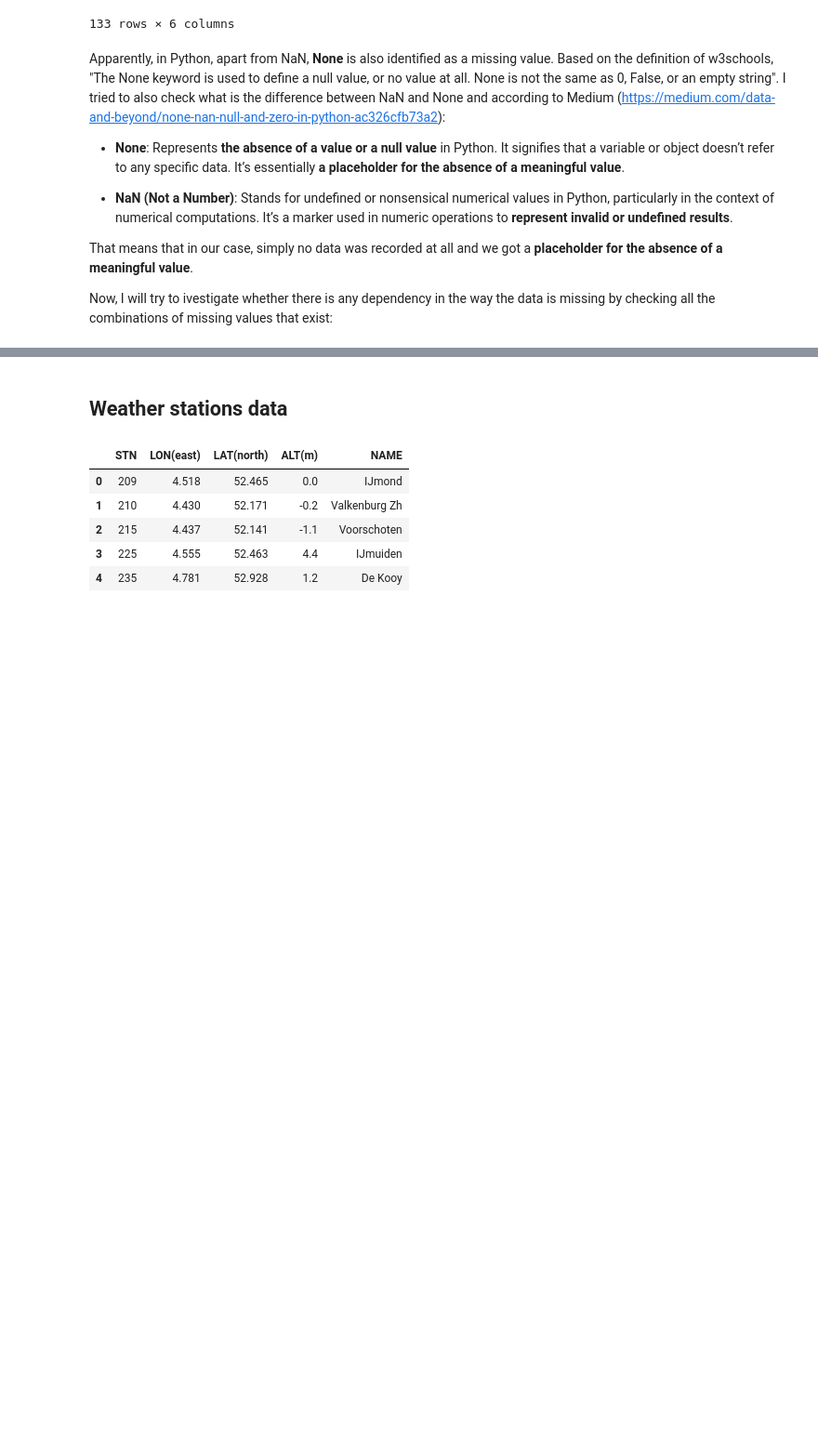
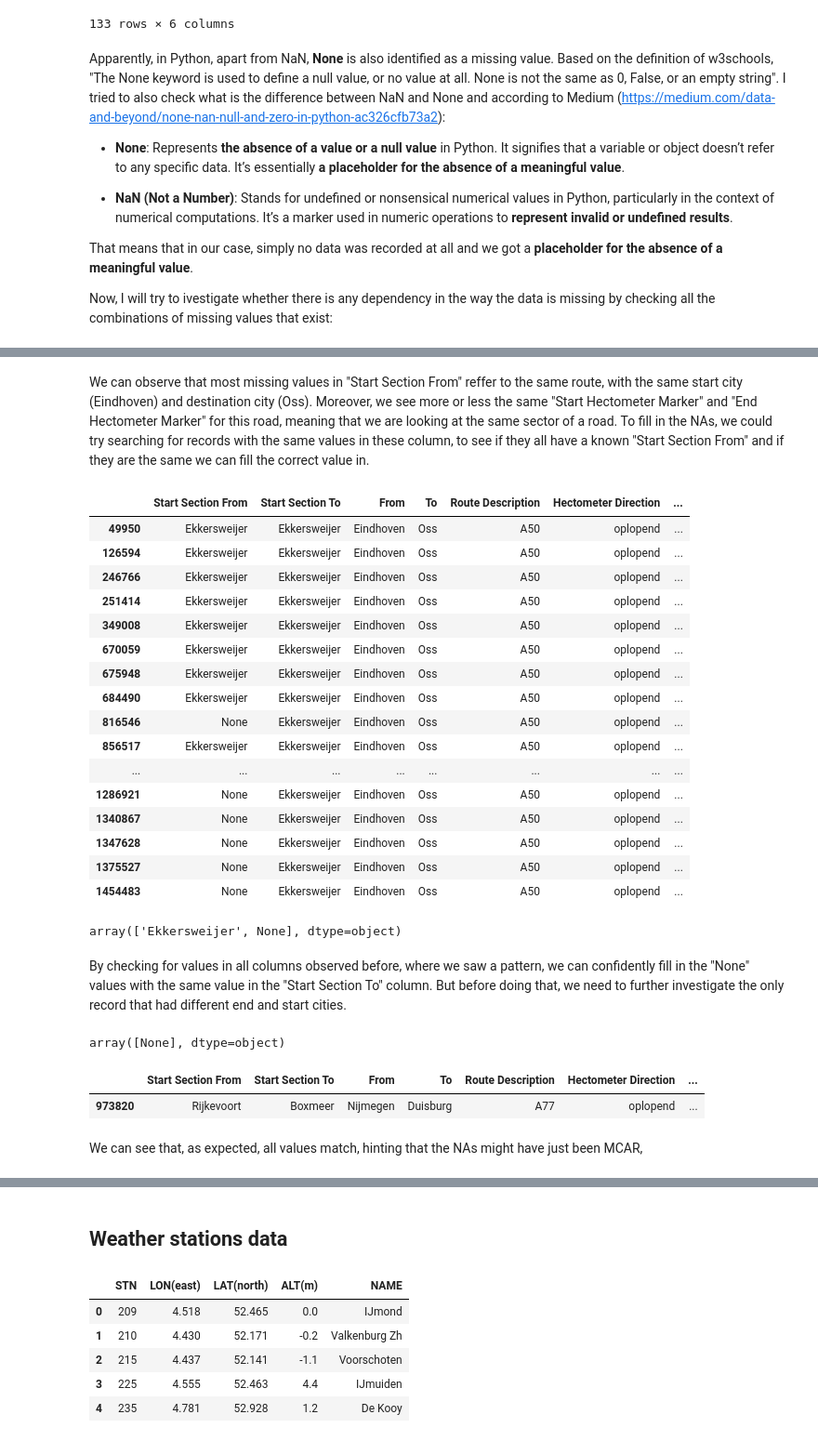
Before and after one commit to mhristev/TodayAI, a Jupyter notebook: eda_cleaning.ipynb, the cells around one changed output, grey strips where cells are left out. Shown at 93% size. Drawn from its saved outputs; the diff is of its cells as text; code cells hidden in the pictures; blank space fills up the shorter version.

Commit message:
A little bit of data cleaning on missing Start Section From.

```diff
--- a/eda_cleaning.ipynb
+++ b/eda_cleaning.ipynb
@@ -567,0 +595,75 @@ We can deduce that:
+# %% [markdown]
+We can observe that most missing values in "Start Section From" reffer to the same route, with the same start city (Eindhoven) and destination city (Oss). Moreover, we see more or less the same "Start Hectometer Marker" and "End Hectometer Marker" for this road, meaning that we are looking at the same sector of a road. To fill in the NAs, we could try searching for records with the same values in these column, to see if they all have a known "Start Section From" and if they are the same we can fill the correct value in.
+# %%
+specific_values = {
+    "Start Section To": "Ekkersweijer",
+    "From": "Eindhoven",
+    "To": "Oss",
+    "Route Description": "A50",
+    "Hectometer Direction": "oplopend"
+}
+
+traffic_jam_filtered_specific = traffic_jam.loc[
+    (traffic_jam["Start Section To"] == specific_values["Start Section To"]) &
+    (traffic_jam["From"] == specific_values["From"]) &
+    (traffic_jam["To"] == specific_values["To"]) &
+    (traffic_jam["Route Description"] == specific_values["Route Description"]) &
+    (traffic_jam["Hectometer Direction"] == specific_values["Hectometer Direction"]),
+    ["Start Section From", "Start Section To", "From", "To", "Route Description", "Hectometer Direction", "Start Hectometer Marker", "End Hectometer Marker"]
+]
+
+traffic_jam_filtered_specific
+# %% [output]
+|  | Start Section From | Start Section To | From | To | Route Description | Hectometer Direction | ... |
+| 49950 | Ekkersweijer | Ekkersweijer | Eindhoven | Oss | A50 | oplopend | ... |
+| 126594 | Ekkersweijer | Ekkersweijer | Eindhoven | Oss | A50 | oplopend | ... |
+| 246766 | Ekkersweijer | Ekkersweijer | Eindhoven | Oss | A50 | oplopend | ... |
+| 251414 | Ekkersweijer | Ekkersweijer | Eindhoven | Oss | A50 | oplopend | ... |
+| 349008 | Ekkersweijer | Ekkersweijer | Eindhoven | Oss | A50 | oplopend | ... |
+| 670059 | Ekkersweijer | Ekkersweijer | Eindhoven | Oss | A50 | oplopend | ... |
+| 675948 | Ekkersweijer | Ekkersweijer | Eindhoven | Oss | A50 | oplopend | ... |
+| 684490 | Ekkersweijer | Ekkersweijer | Eindhoven | Oss | A50 | oplopend | ... |
+| 816546 | None | Ekkersweijer | Eindhoven | Oss | A50 | oplopend | ... |
+| 856517 | Ekkersweijer | Ekkersweijer | Eindhoven | Oss | A50 | oplopend | ... |
+| ... | ... | ... | ... | ... | ... | ... | ... |
+| 1286921 | None | Ekkersweijer | Eindhoven | Oss | A50 | oplopend | ... |
+| 1340867 | None | Ekkersweijer | Eindhoven | Oss | A50 | oplopend | ... |
+| 1347628 | None | Ekkersweijer | Eindhoven | Oss | A50 | oplopend | ... |
+| 1375527 | None | Ekkersweijer | Eindhoven | Oss | A50 | oplopend | ... |
+| 1454483 | None | Ekkersweijer | Eindhoven | Oss | A50 | oplopend | ... |
+# %%
+specific_hectometer = traffic_jam[(traffic_jam["Start Hectometer Marker"] <= missing_start_from["Start Hectometer Marker"].max()) & (traffic_jam["End Hectometer Marker"] >= missing_start_from["End Hectometer Marker"].min()) & (traffic_jam["Hectometer Direction"] == "oplopend") & (traffic_jam["From"] == "Eindhoven") & (traffic_jam["To"] == "Oss")]
+specific_hectometer["Start Section From"].unique()
+# %% [output]
+array(['Ekkersweijer', None], dtype=object)
+# %% [markdown]
+By checking for values in all columns observed before, where we saw a pattern, we can confidently fill in the "None" values with the same value in the "Start Section To" column. But before doing that, we need to further investigate the only record that had different end and start cities.
+# %%
+specific_hectometer = traffic_jam[(traffic_jam["Start Hectometer Marker"] <= missing_start_from["Start Hectometer Marker"].max()) & (traffic_jam["End Hectometer Marker"] >= missing_start_from["End Hectometer Marker"].min()) & (traffic_jam["Hectometer Direction"] == "oplopend") & (traffic_jam["From"] == "Nijmegen") & (traffic_jam["To"] == "Duisburg") & (traffic_jam["Start Section To"] == "Rijkevoort")]
+specific_hectometer["Start Section From"].unique()
+# %% [output]
+array([None], dtype=object)
+# %%
+specific_values = {
+    "Start Section From": "Rijkevoort",
+    "From": "Nijmegen",
+    "To": "Duisburg",
+    "Route Description": "A77",
+    "Hectometer Direction": "oplopend"
+}
+
+traffic_jam_filtered_specific = traffic_jam.loc[
+    (traffic_jam["Start Section From"] == specific_values["Start Section From"]) &
+    (traffic_jam["From"] == specific_values["From"]) &
+    (traffic_jam["To"] == specific_values["To"]) &
+    (traffic_jam["Route Description"] == specific_values["Route Description"]) &
+    (traffic_jam["Hectometer Direction"] == specific_values["Hectometer Direction"]),
+    ["Start Section From", "Start Section To", "From", "To", "Route Description", "Hectometer Direction", "Start Hectometer Marker", "End Hectometer Marker"]
+]
+
+traffic_jam_filtered_specific
+# %% [output]
+|  | Start Section From | Start Section To | From | To | Route Description | Hectometer Direction | ... |
+| 973820 | Rijkevoort | Boxmeer | Nijmegen | Duisburg | A77 | oplopend | ... |
+# %% [markdown]
+We can see that, as expected, all values match, hinting that the NAs might have just been MCAR,
```
Also changed, not shown: parts of 19 cells of this notebook.
